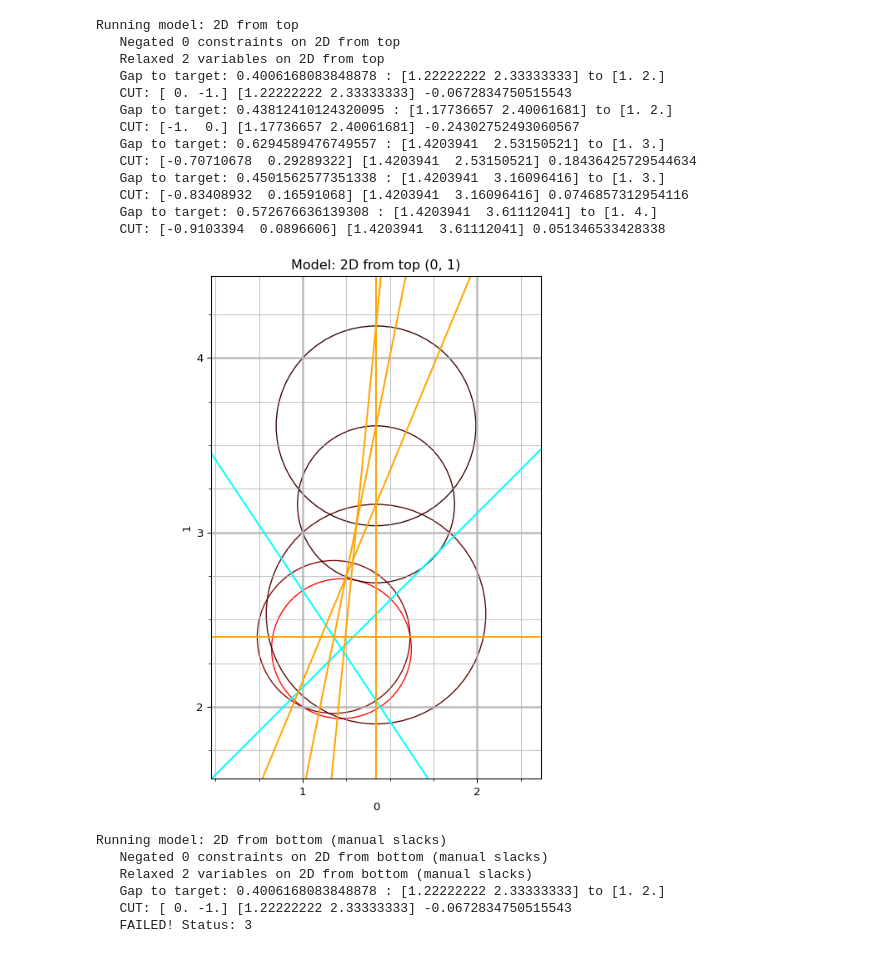
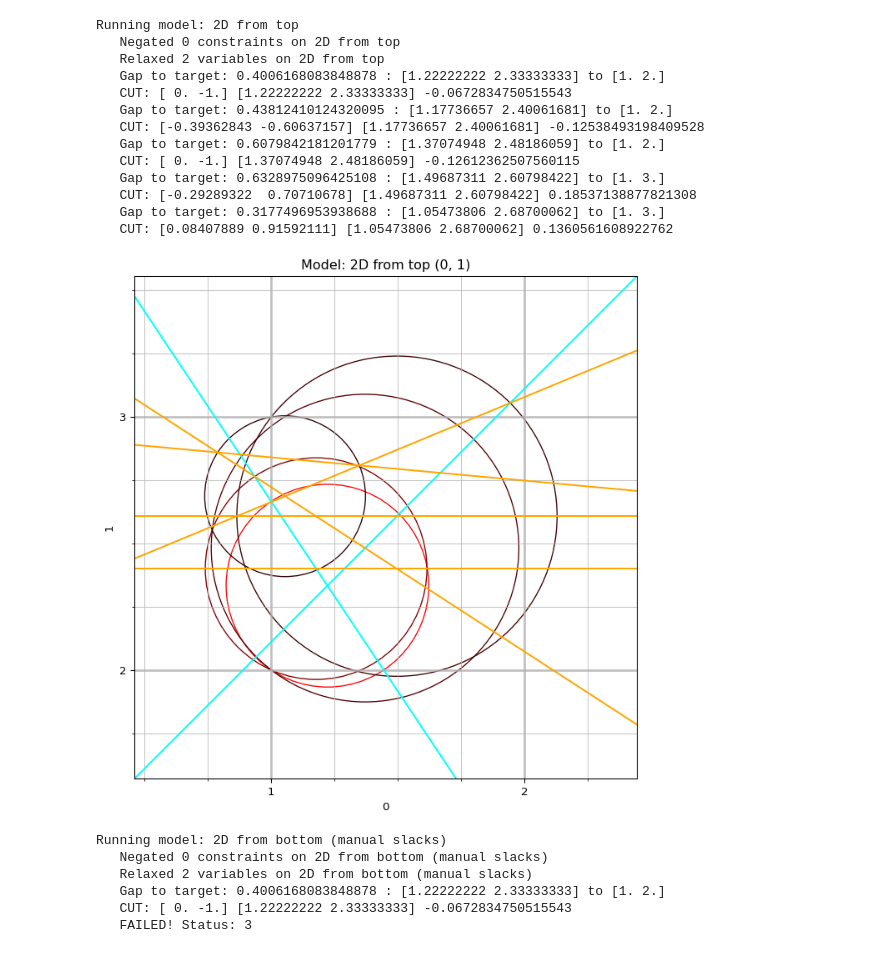
Before and after one commit to BrannonKing/intersection_cuts, a Jupyter notebook: main.ipynb, the cells around one changed output. Drawn from its saved outputs; the diff is of its cells as text; code cells hidden in the pictures.

```diff
--- a/main.ipynb
+++ b/main.ipynb
@@ -192,7 +176,7 @@ def add_lp_ball_cut(relaxed: gp.Model, target, integer_vars, integer_idx, plotte
 
     if plotter is not None:
         plotter.add_ball(current, radius)
-    print("   Gap to target:", radius, ":", current[:7], "to", target[:7])
+    print("   Gap to target:", radius, ":", current[:4], "to", target[:4])
 
     basis = gu.read_basis(relaxed)
     tableau, col_to_var, negated_rows = gu.read_tableau(relaxed, basis, extra_rows=1)
@@ -207,6 +191,7 @@ def add_lp_ball_cut(relaxed: gp.Model, target, integer_vars, integer_idx, plotte
     # integer_idx goes from var num to index in integer_vars
     int_cols = [i for i, c in enumerate(col_to_var) if c in integer_idx]
     tableau[-1, int_cols] = -1  # use our extra row to store the col==row -> 1
+
     # for cvi, cv in enumerate(col_to_var):
     #     if cv in integer_idx:
     #         if integer_vars[integer_idx[cv]].VBasis == -2:
@@ -226,47 +211,47 @@ def add_lp_ball_cut(relaxed: gp.Model, target, integer_vars, integer_idx, plotte
     if b >= 0:
         new_con = relaxed.addConstr(w @ (integer_vars - current) >= b)
     else:
-        new_con = relaxed.addConstr(w @ (integer_vars - current) <= b)
+        new_con = relaxed.addConstr(w @ (current - integer_vars) >= -b)
     if plotter is not None:
         relaxed.update()
         plotter.add_constraint(new_con)
 
     return True
 
 run_cuts_to_nearest_int(list(el.get_instances().values())[0:3], add_lp_ball_cut)
 # %% [output]
 Set parameter Presolve to value 0
 Set parameter Heuristics to value 0
 Set parameter Cuts to value 0
 Set parameter Presolve to value 0
 Set parameter Heuristics to value 0
 Set parameter Cuts to value 0
 Set parameter Presolve to value 0
 Set parameter Heuristics to value 0
 Set parameter Cuts to value 0
 Set parameter Presolve to value 0
 Set parameter Heuristics to value 0
 Set parameter Cuts to value 0
 ... (9 lines left out)
    Gap to target: 0.03709690143853911 : [0.9744237  2.02687067] to [1. 2.]
    CUT: [ 0.14776246 -0.85223754] [0.9744237  2.02687067] 0.005481529309516587
    Gap to target: 0.029236225862018267 : [1.0115206  2.02687067] to [1. 2.]
    CUT: [ 0. -1.] [1.0115206  2.02687067] 0.004994513924153314
 [figure]
 Running model: 2D from top
    Negated 0 constraints on 2D from top
    Relaxed 2 variables on 2D from top
    Gap to target: 0.4006168083848878 : [1.22222222 2.33333333] to [1. 2.]
    CUT: [ 0. -1.] [1.22222222 2.33333333] -0.0672834750515543
    Gap to target: 0.43812410124320095 : [1.17736657 2.40061681] to [1. 2.]
-   CUT: [-1.  0.] [1.17736657 2.40061681] -0.24302752493060567
-   Gap to target: 0.6294589476749557 : [1.4203941  2.53150521] to [1. 3.]
-   CUT: [-0.70710678  0.29289322] [1.4203941  2.53150521] 0.18436425729544634
-   Gap to target: 0.4501562577351338 : [1.4203941  3.16096416] to [1. 3.]
-   CUT: [-0.83408932  0.16591068] [1.4203941  3.16096416] 0.0746857312954116
-   Gap to target: 0.572676636139308 : [1.4203941  3.61112041] to [1. 4.]
-   CUT: [-0.9103394  0.0896606] [1.4203941  3.61112041] 0.051346533428338
+   CUT: [-0.39362843 -0.60637157] [1.17736657 2.40061681] -0.12538493198409528
+   Gap to target: 0.6079842181201779 : [1.37074948 2.48186059] to [1. 2.]
+   CUT: [ 0. -1.] [1.37074948 2.48186059] -0.12612362507560115
+   Gap to target: 0.6328975096425108 : [1.49687311 2.60798422] to [1. 3.]
+   CUT: [-0.29289322  0.70710678] [1.49687311 2.60798422] 0.18537138877821308
+   Gap to target: 0.3177496953938688 : [1.05473806 2.68700062] to [1. 3.]
+   CUT: [0.08407889 0.91592111] [1.05473806 2.68700062] 0.1360561608922762
-[figure, old version]
+[figure, new version]
 Running model: 2D from bottom (manual slacks)
    Negated 0 constraints on 2D from bottom (manual slacks)
    Relaxed 2 variables on 2D from bottom (manual slacks)
```
Also changed, not shown: parts of 3 cells of this notebook.
